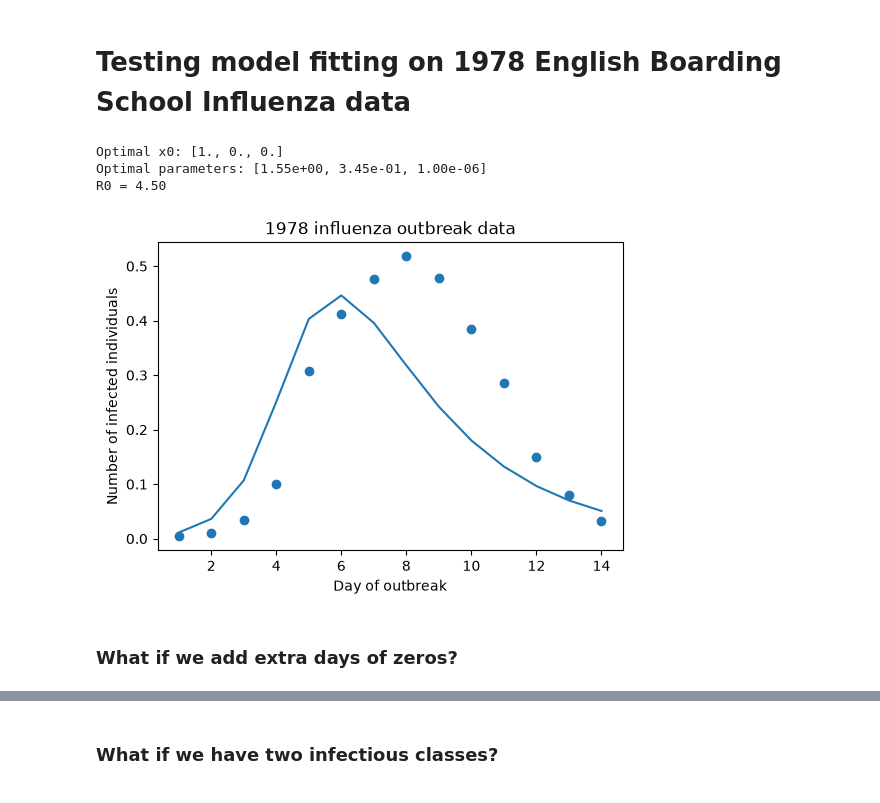
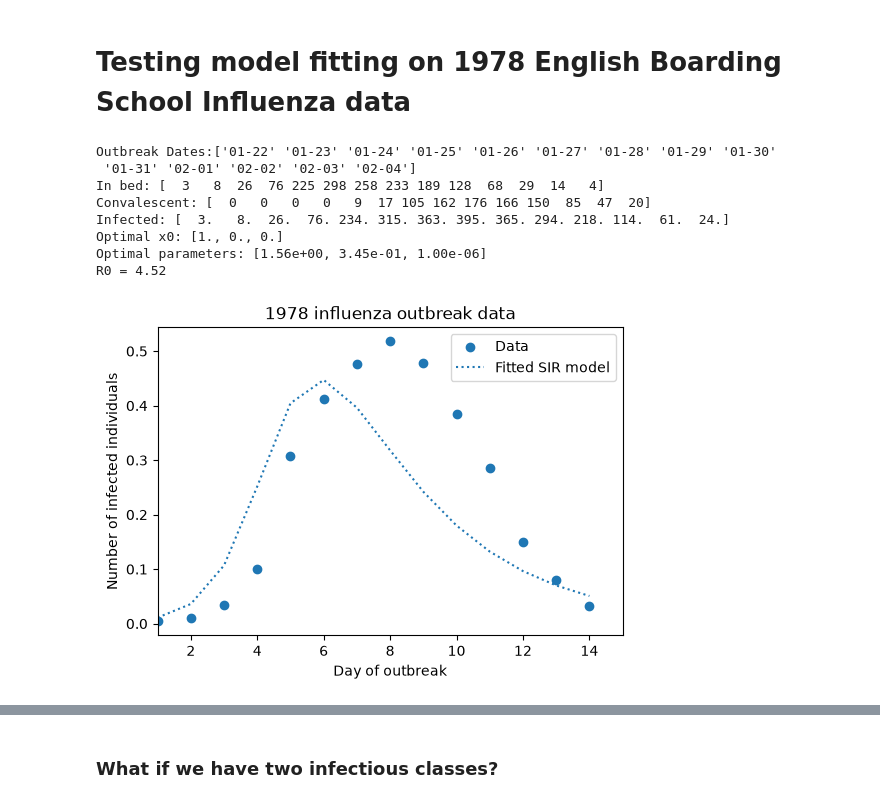
Before and after one commit to Brendan-Shrader/Model-Fitting-Practice, a Jupyter notebook: SIRS_fitting_python.ipynb, the cells around one changed output, grey strips where cells are left out. Drawn from its saved outputs; the diff is of its cells as text; code cells hidden in the pictures.

```diff
--- a/SIRS_fitting_python.ipynb
+++ b/SIRS_fitting_python.ipynb
@@ -8,7 +8,7 @@ from scipy.optimize import LinearConstraint
 from scipy.optimize import differential_evolution
 import matplotlib.pyplot as plt
 # %%
-def model(t, x, p):
+def SIRS_model(t, x, p):
     S, I, R = x
     β, γ, ν = p
 
@@ -32,7 +32,7 @@ num_observations = 32
 obs_times = np.linspace(tspan[0], tspan[1], num_observations)
 i0 = 1e-3
 x0 = (1 - i0, i0, 0)
-parameterized_model = lambda t, x: model(t, x, p)
+parameterized_model = lambda t, x: SIRS_model(t, x, p)
 sol = solve_ivp(parameterized_model, tspan, x0, method='RK45', t_eval=obs_times)
 # %% [markdown]
 ### Add multiplicative noise
@@ -357,18 +373,0 @@ Optimal parameters: [1.4 , 0.91, 0.07]
-# %%
-num_samples = 1000
-beta_range = (0.1, 10)
-beta_samples = np.random.uniform(low=beta_range[0], high=beta_range[1], size=num_samples)
-optimal_betas = np.zeros((num_samples))
-
-for i, beta in enumerate(beta_samples):
-    optimal_result = optimize_parameters(obs_times, observations, model, x0,
-            observed_variables=[[1]],
-            p_guess=(beta, 1, 1/12), known_p=(None, 1, 1/12),
-            p_bounds=((0.5, 2.5), (0, 10), (0, 10)), tol=1e-2)
-    optimal_betas[i] = optimal_result.x[3]
-
-fig = plt.figure(figsize=(6, 4))
-
-plt.hist(optimal_betas, bins=20)
-
-plt.show()
@@ -387,41 +384,52 @@ in_bed = np.array([3, 8, 26, 76, 225, 298, 258, 233, 189, 128, 68, 29, 14, 4])
 convalescent = np.array([0, 0, 0, 0, 9, 17, 105, 162, 176, 166, 150, 85, 47, 20])
 infected = (in_bed + convalescent) / N
 
+print("Outbreak Dates:" + np.array2string(dates))
+print("In bed: " + np.array2string(in_bed))
+print("Convalescent: " + np.array2string(convalescent))
+print("Infected: " + np.array2string(infected * N))
+
 fig, ax = plt.subplots(1, 1, figsize=(6, 4))
 
-ax.scatter(np.arange(1, 15), infected)
+ax.scatter(np.arange(1, 15), infected, label="Data")
 ax.set_xlabel("Day of outbreak")
 ax.set_ylabel("Number of infected individuals")
 
 ax.set_title("1978 influenza outbreak data")
 
 I0_guess = 1 / N
 
-optimal_result = optimize_ics_and_parameters(observation_days, infected, model,
+optimal_result = optimize_ics_and_parameters(observation_days, infected, SIRS_model,
         observed_variables=[[1]],
         x0_guess=(N - I0_guess, I0_guess, 0),
         p_guess=(2.5, 0.1, 0),
         known_x0=(None, None, 0), known_p=None,
         x0_bounds=x0_bounds, p_bounds=p_bounds,
         tol=1e-8,
         wiggle_room=1e-12,
 )
 
 optimal_x0 = optimal_result.x[:3]
 optimal_p = optimal_result.x[3:]
 
 print("Optimal x0: " + np.array2string(optimal_x0, precision=2, separator=', '))
 print("Optimal parameters: " + np.array2string(optimal_p, precision=2, separator=', '))
 
-optimal_sol = solve_ivp(lambda t, x: model(t, x, optimal_p), (0, 14), optimal_x0, method='RK45', t_eval=observation_days)
+optimal_sol = solve_ivp(lambda t, x: SIRS_model(t, x, optimal_p), (0, 14), optimal_x0, method='RK45', t_eval=observation_days)
 
-ax.plot(observation_days, optimal_sol.y[1])
+ax.plot(observation_days, optimal_sol.y[1], label="Fitted SIR model", linestyle=":")
+
+ax.legend()
+ax.set_xlim([1, 15])
 
 print(f"R0 = {(optimal_p[0] / optimal_p[1]):.2f}")
 # %% [output]
+Outbreak Dates:['01-22' '01-23' '01-24' '01-25' '01-26' '01-27' '01-28' '01-29' '01-30'
+ '01-31' '02-01' '02-02' '02-03' '02-04']
+In bed: [  3   8  26  76 225 298 258 233 189 128  68  29  14   4]
+Convalescent: [  0   0   0   0   9  17 105 162 176 166 150  85  47  20]
+Infected: [  3.   8.  26.  76. 234. 315. 363. 395. 365. 294. 218. 114.  61.  24.]
 Optimal x0: [1., 0., 0.]
-Optimal parameters: [1.55e+00, 3.45e-01, 1.00e-06]
-R0 = 4.50
+Optimal parameters: [1.56e+00, 3.45e-01, 1.00e-06]
+R0 = 4.52
-[figure, old version]
+[figure, new version]
-# %% [markdown]
-### What if we add extra days of zeros?
```
Also changed, not shown: parts of 16 cells of this notebook, 8 other files.
